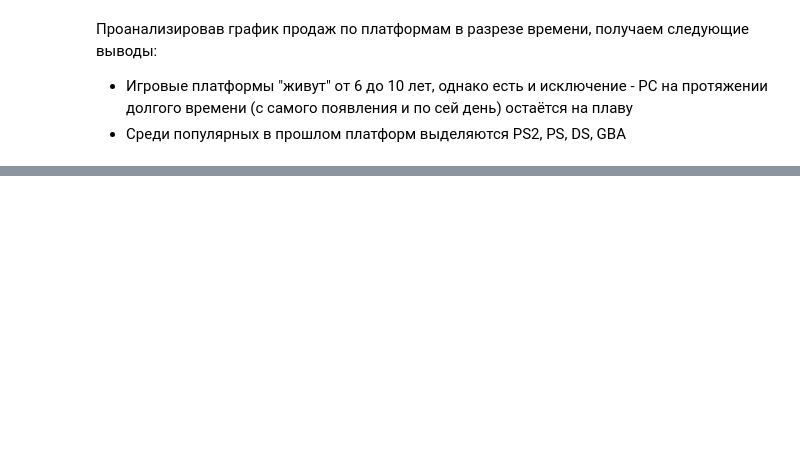
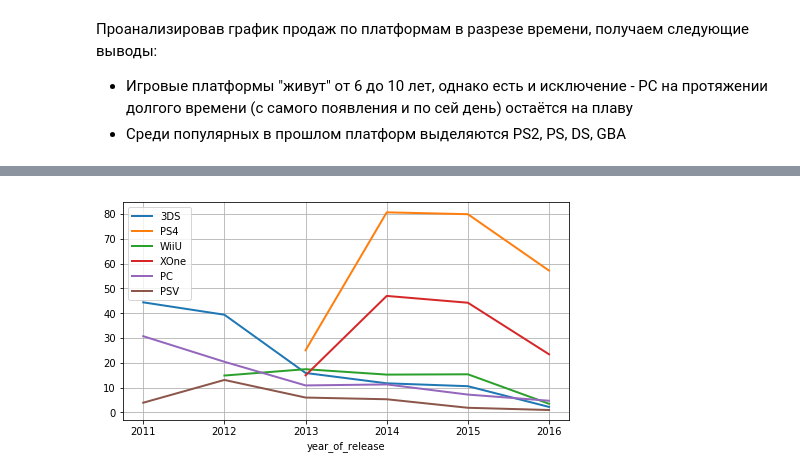
Before and after one commit to skeichenka/yndxdacourse, a Jupyter notebook: final project.ipynb, the cells around one changed output, grey strips where cells are left out. Drawn from its saved outputs; the diff is of its cells as text; code cells hidden in the pictures; blank space fills up the shorter version.

```diff
--- a/final project.ipynb
+++ b/final project.ipynb
@@ -699,0 +503,5 @@ get_tbd_stats(df, 'year_of_release', 'user_score')
+# %%
+alive_platforms_df = df_since_2011[df_since_2011.platform.isin(df_2016.platform.unique())]
+plot_platform_sales_chart(alive_platforms_df, figsize=(8,4))
+# %% [output]
+[figure, added]
```
Also changed, not shown: parts of 36 cells of this notebook.
